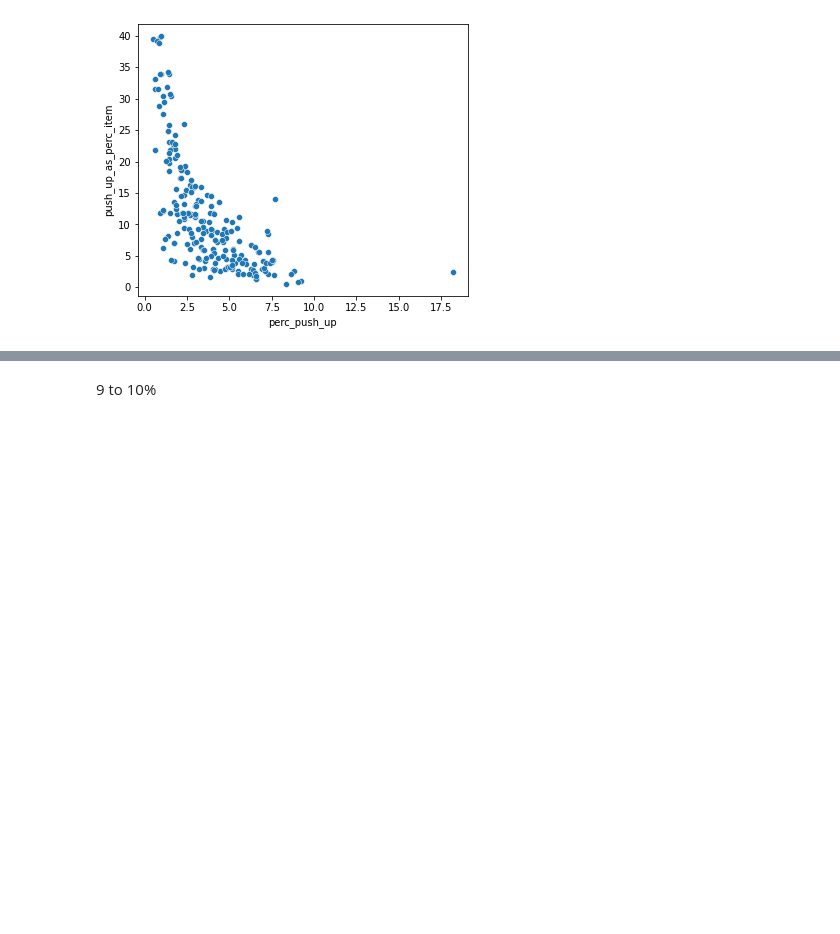
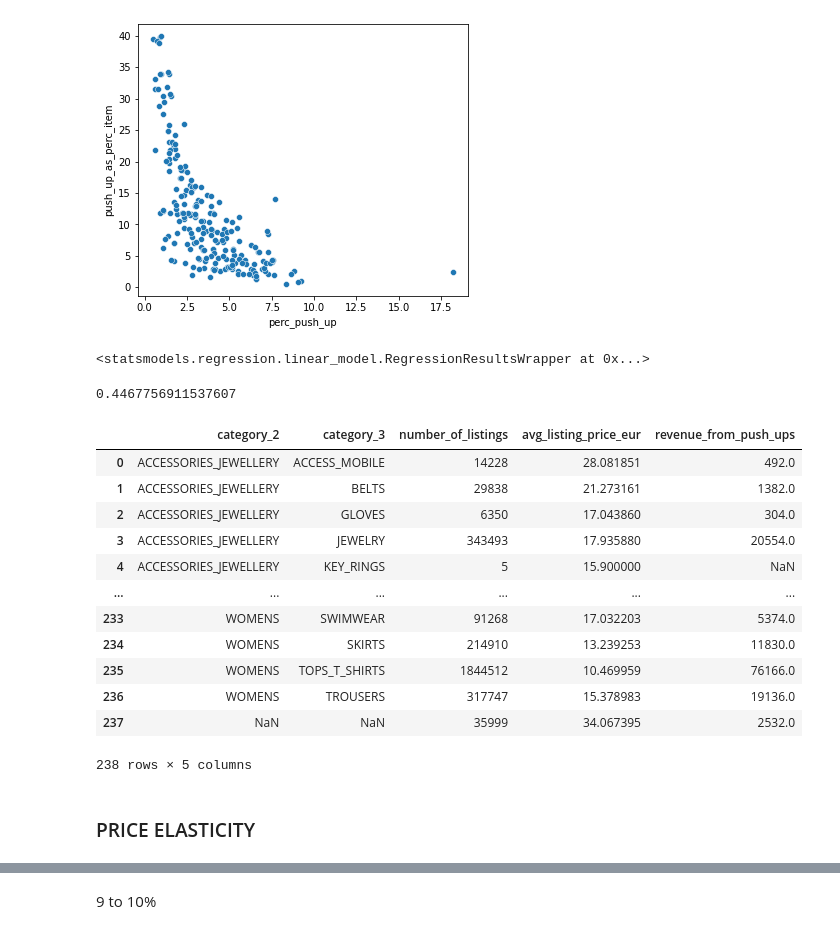
Before and after one commit to LouiseDantas/vinted, a Jupyter notebook: vinted.ipynb, the cells around one changed output, grey strips where cells are left out. Saved outputs shown, nothing was run; the diff lists cells and outputs as text; code cells hidden in the pictures; blank space fills up the shorter version.

Commit message:
vinted

```diff
--- a/vinted.ipynb
+++ b/vinted.ipynb
@@ -267,4 +267,32 @@ sns.scatterplot(x = df_price_elast.perc_push_up, y= df_price_elast.push_up_as_pe
 plt.show()
 # %% [output]
 [figure]
+# %%
+model2 = smf.ols(formula='perc_push_up ~ push_up_as_perc_item', data=df_price_elast)
+model2 = model2.fit()
+model2
+# %% [output]
+<statsmodels.regression.linear_model.RegressionResultsWrapper at 0x...>
+# %%
+model2.rsquared
+# %% [output]
+0.4467756911537607
+# %%
+pd.read_csv('/home/louisedantas/code/LouiseDantas/vinted/Pricingdata.csv')
+# %% [output]
+|  | category_2 | category_3 | number_of_listings | avg_listing_price_eur | revenue_from_push_ups |
+| 0 | ACCESSORIES_JEWELLERY | ACCESS_MOBILE | 14228 | 28.081851 | 492.0 |
+| 1 | ACCESSORIES_JEWELLERY | BELTS | 29838 | 21.273161 | 1382.0 |
+| 2 | ACCESSORIES_JEWELLERY | GLOVES | 6350 | 17.043860 | 304.0 |
+| 3 | ACCESSORIES_JEWELLERY | JEWELRY | 343493 | 17.935880 | 20554.0 |
+| 4 | ACCESSORIES_JEWELLERY | KEY_RINGS | 5 | 15.900000 | NaN |
+| ... | ... | ... | ... | ... | ... |
+| 233 | WOMENS | SWIMWEAR | 91268 | 17.032203 | 5374.0 |
+| 234 | WOMENS | SKIRTS | 214910 | 13.239253 | 11830.0 |
+| 235 | WOMENS | TOPS_T_SHIRTS | 1844512 | 10.469959 | 76166.0 |
+| 236 | WOMENS | TROUSERS | 317747 | 15.378983 | 19136.0 |
+| 237 | NaN | NaN | 35999 | 34.067395 | 2532.0 |
+238 rows × 5 columns
+# %% [markdown]
+###  PRICE ELASTICITY
 # %%
```
Also changed, not shown: parts of 14 cells of this notebook.
